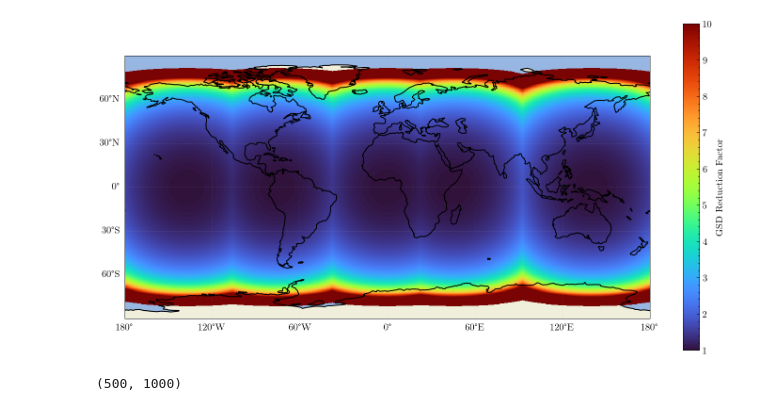
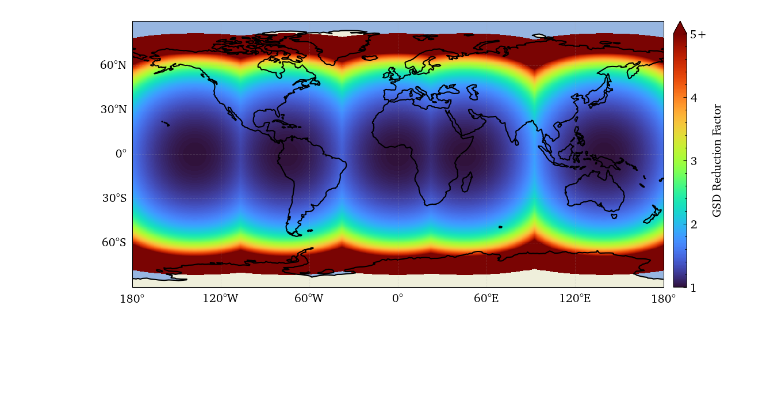
Before and after one commit to Shreeyam/phd_code, a Jupyter notebook: notebooks/plots/plot_meteorological_coverage.ipynb, the cells around one changed output. Saved outputs shown, nothing was run; the diff lists cells and outputs as text; code cells hidden in the pictures; blank space fills up the shorter version.

```diff
--- a/notebooks/plots/plot_meteorological_coverage.ipynb
+++ b/notebooks/plots/plot_meteorological_coverage.ipynb
@@ -6,13 +6,18 @@ import cartopy.crs as ccrs
 import cartopy.feature as cfeature
 from cartopy.geodesic import Geodesic
 from matplotlib.patches import Polygon
+from shapely.geometry import Polygon as ShapelyPolygon
+from shapely.ops import unary_union
 import scienceplots
-
-import sys
-import os
-sys.path.append(os.path.join(os.path.curdir, '../../src'))
-import schedulers
+import dynamic_tasker.schedulers as schedulers
+import matplotlib.colors as mcolors
+import matplotlib.patches as mpatches
 
 plt.style.use(['science'])
+plt.rcParams['text.latex.preamble'] = r'''
+    \usepackage[T1]{fontenc}
+    \usepackage{XCharter}
+    \usepackage[charter,vvarbb,scaled=1.05]{newtxmath}
+'''
 %load_ext autoreload
 %autoreload 2
@@ -85,7 +93,7 @@ labels = ["GOES West", "GOES East", "Meteosat ZDS", "Meteosat IODC", "Himawari"]
 center_lons = [-137.2, -75.2, 0, 45.5, 140.]
 # center_lons = [140.7]
 colors = ["#0c5ea6", "#00b746", "#fc9c16", "#ff360d", "#845c95"]
-inner_limit = [None, None, None, None, None]
+inner_limit = [81.14, 81.14, 67.5, 67.5, 81.05]
 
 # Create a map with Cartopy
 fig, ax = plt.subplots(figsize=(10, 4), subplot_kw={'projection': ccrs.PlateCarree()}, dpi=150)
@@ -99,10 +107,8 @@ ax.add_feature(cfeature.BORDERS, linestyle=':')
 ax.add_feature(cfeature.LAKES, alpha=0.5)
 ax.add_feature(cfeature.RIVERS)
 
-
-
 # Add gridlines
-gl = ax.gridlines(draw_labels=True, linestyle='--')
+gl = ax.gridlines(draw_labels=True, linestyle='--', color='gray', alpha=0.6, zorder=3)
 gl.top_labels = False
 gl.right_labels = False
 [add_meteorelogical_sat(x, ax, y, z, r) for x, y, z, r in zip(center_lons, colors, labels, inner_limit)]
@@ -173,37 +177,42 @@ def plot_gsd_reduction():
 
     GSD_Reduction = np.zeros((N_lat, N_lon))
 
     def gsd_reduction(LatLongECEF, Sat_ECEF):
         # Compute the vector between each point and the satellite
         for i in range(N_lat):
             for j in range(N_lon):
                 r = Sat_ECEF - LatLongECEF[:, i, j].reshape(3, 1)
                 r_norm = np.linalg.norm(r, axis=0)
                 cosine_factor = np.dot(r.T, LatLongECEF[:, i, j]) / (np.linalg.norm(r, axis=0) * np.linalg.norm(LatLongECEF[:, i, j]))
 
                 cosine_factor[cosine_factor < 0] = 0
 
                 GSD_Reduction[i, j] = np.min([np.min(r_norm / ((cosine_factor) * (R_sat - a)))])
 
         return GSD_Reduction
 
     GSD_Reduction = gsd_reduction(LatLongECEF, Sat_ECEF)
 
-    fig, ax = plt.subplots(figsize=(12, 6), subplot_kw={'projection': ccrs.PlateCarree()}, dpi=150)
-    plt.pcolor(lon, lat, GSD_Reduction, cmap='turbo', vmin=1, vmax=10)
+    fig, ax = plt.subplots(figsize=(10, 4), subplot_kw={'projection': ccrs.PlateCarree()}, dpi=150)
+    plt.pcolor(lon, lat, GSD_Reduction, cmap='turbo', vmin=1, vmax=5)
     # Add features to the map
     ax.add_feature(cfeature.LAND)
     ax.add_feature(cfeature.OCEAN)
     ax.add_feature(cfeature.COASTLINE)
 
-    cb = plt.colorbar()
+    cb = plt.colorbar(extend='max', fraction=0.045, pad=0.015, shrink=1.0)
     cb.set_label('GSD Reduction Factor')
+    # then set the labels for the extended bar:
+    ticks = np.linspace(1,5,5)
+    labels = [str(i) for i in range(1,5)] + ['5+']
+    cb.set_ticks(ticks)
+    cb.set_ticklabels(labels)
     gl = ax.gridlines(draw_labels=True, linestyle='--', alpha=0.2)
     gl.top_labels = False
     gl.right_labels = False
-    plt.show()
-    print(GSD_Reduction.shape)
+
 plot_gsd_reduction()
+plt.savefig("gsd_reduction.png", dpi=300)
+plt.show()
 # %% [output]
-[figure, old version]
+[figure, new version]
-(500, 1000)
```
Also changed, not shown: parts of 4 cells of this notebook, 27 other files.
